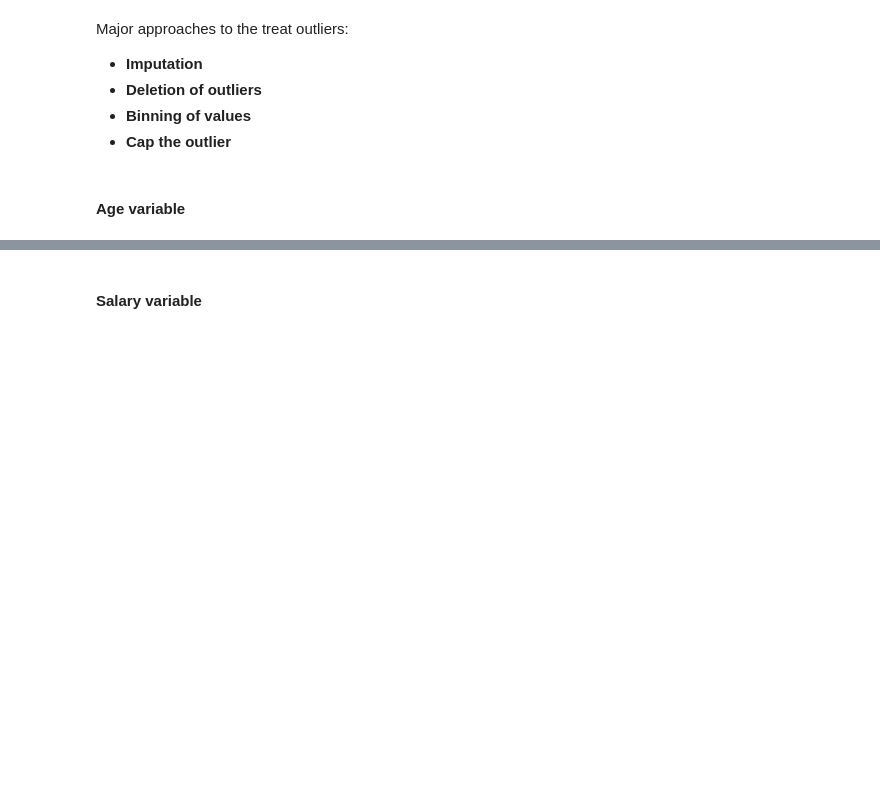
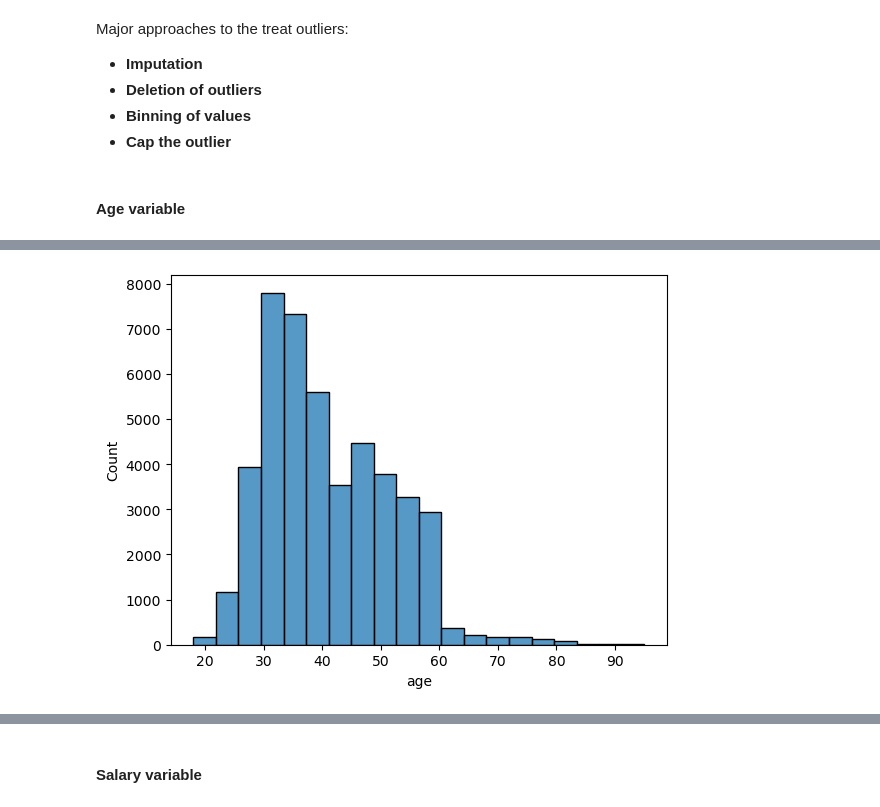
Before and after one commit to Nishanthfiona/DataScience, a Jupyter notebook: Upgrad/Course_1_Datatoolkit/Bank Marketing Case Study EDA/Bank Marketing Campaign EDA NoteBook.ipynb, the cells around one changed output, grey strips where cells are left out. Drawn from its saved outputs; the diff is of its cells as text; code cells hidden in the pictures; blank space fills up the shorter version.

```diff
--- a/Upgrad/Course_1_Datatoolkit/Bank Marketing Case Study EDA/Bank Marketing Campaign EDA NoteBook.ipynb
+++ b/Upgrad/Course_1_Datatoolkit/Bank Marketing Case Study EDA/Bank Marketing Campaign EDA NoteBook.ipynb
@@ -269,2 +440,6 @@ Major approaches to the treat outliers:
 # %%
 #plot the histogram of age variable.
+sns.histplot(inp1.age,bins= 20)
+plt.show()
+# %% [output]
+[figure, added]
```
Also changed, not shown: parts of 42 cells of this notebook, 3 other files.
